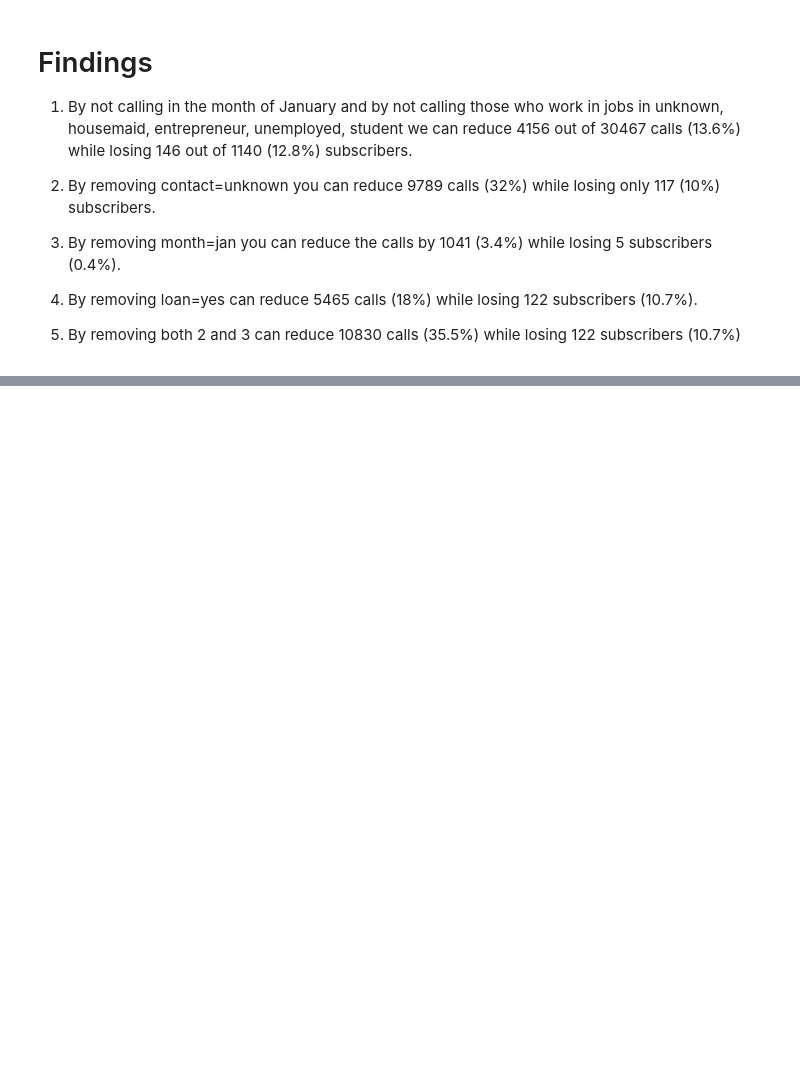
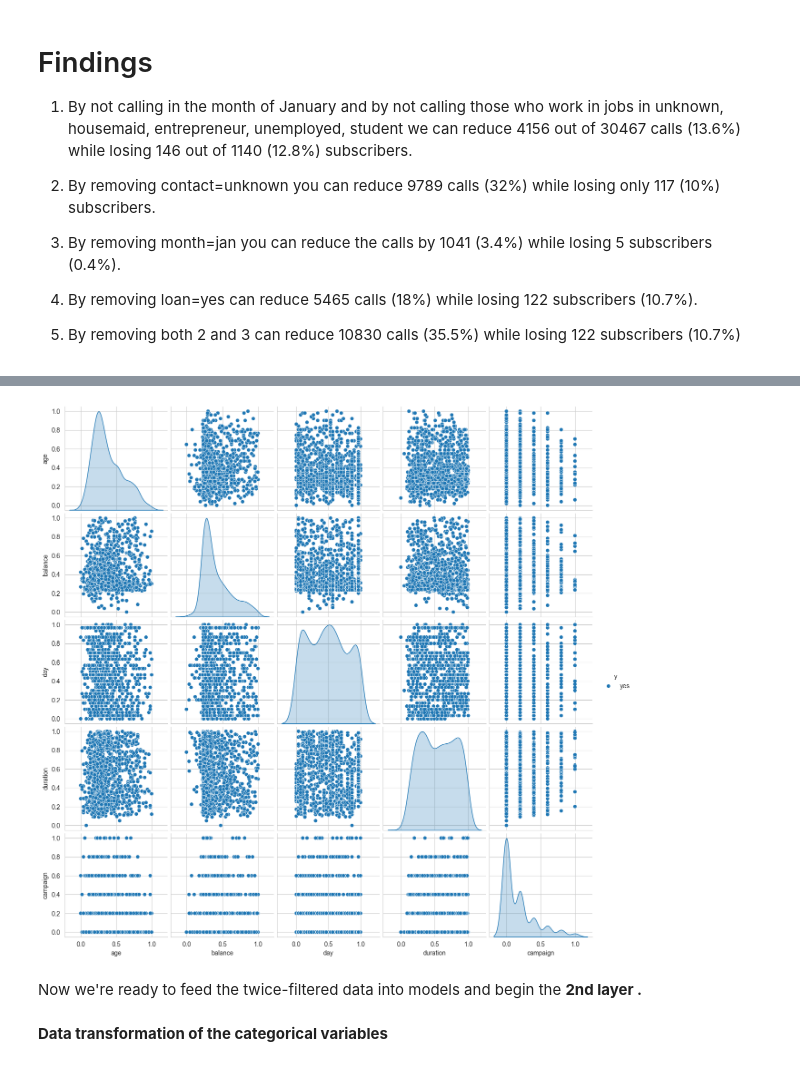
Before and after one commit to pranav-netizen/CbPode4xMs2TacH1, a Jupyter notebook: term-deposit-marketing.ipynb, the cells around one changed output, grey strips where cells are left out. Cells and saved outputs as stored; diff of their text form; code cells hidden in the pictures; blank space fills up the shorter version.

```diff
--- a/term-deposit-marketing.ipynb
+++ b/term-deposit-marketing.ipynb
@@ -382,0 +466,21 @@ print(sorted_binary_counts_df[['feature', 'sub_category', 'yes', 'no', 'proporti
+# %%
+from sklearn.preprocessing import MinMaxScaler
+# Create a copy of the dataset to avoid altering the original data
+data_scaled = subscribed_filtered_data.copy()
+
+# Initialize the MinMaxScaler
+scaler = MinMaxScaler()
+
+# Apply MinMaxScaler to continuous features (scaling them between 0 and 1)
+data_scaled[numeric_features] = scaler.fit_transform(data_scaled[numeric_features])
+
+# Plot the pairplot of the scaled numerical features with hue='y'
+sns.set_style('whitegrid')
+sns.pairplot(data_scaled[numeric_features + ['y']], hue='y', diag_kind='kde')
+plt.show()
+# %% [output]
+[figure, added]
+# %% [markdown]
+Now we're ready to feed the twice-filtered data into models and begin the <b> 2nd layer <b>.
+# %% [markdown]
+<b> Data transformation of the categorical variables <b>
```
Also changed, not shown: parts of 150 cells of this notebook.
